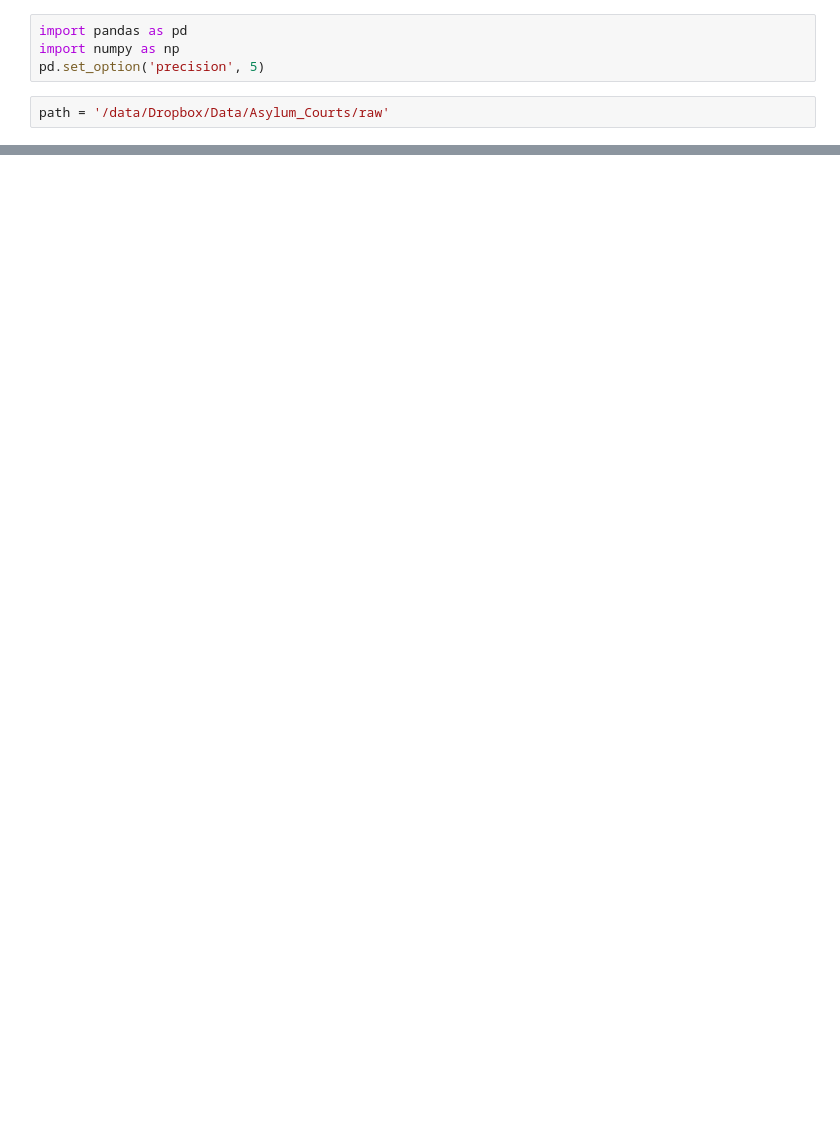
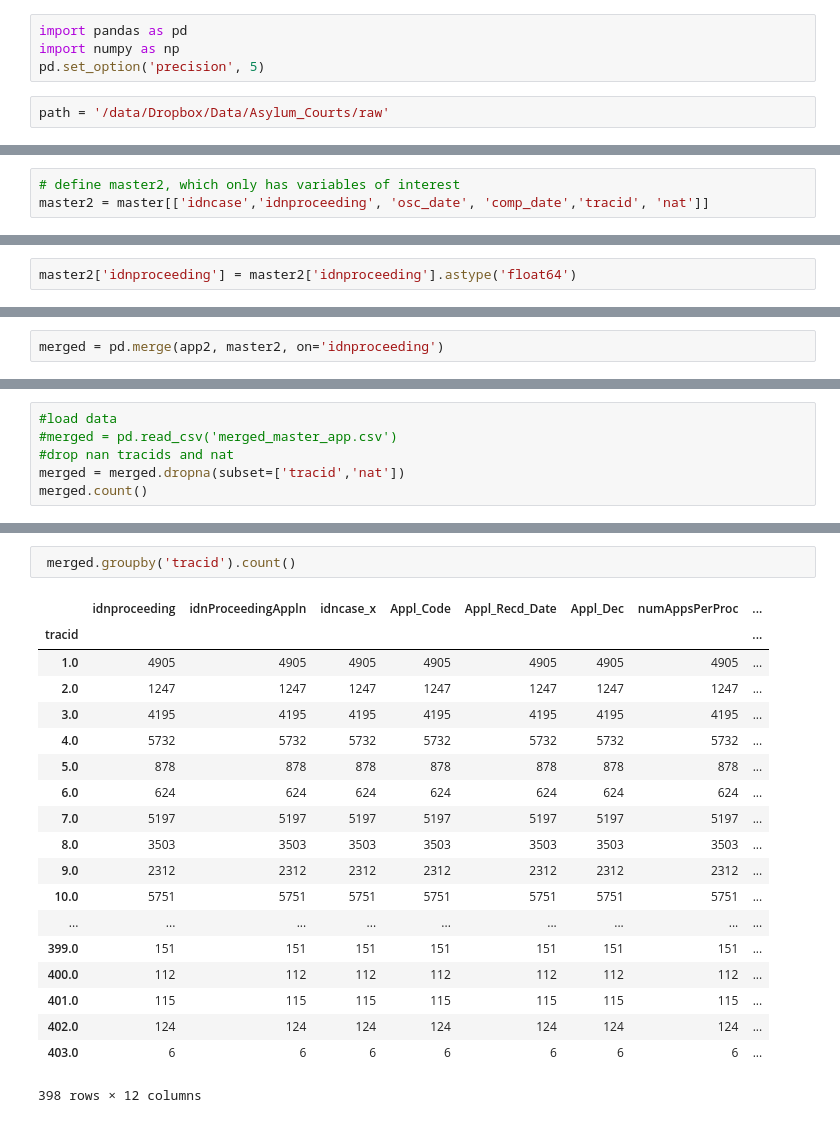
Before and after one commit to aspenyoo/refugees, a Jupyter notebook: Cleaning.ipynb, the cells around one changed output, grey strips where cells are left out. Saved outputs shown, nothing was run; the diff lists cells and outputs as text; blank space fills up the shorter version.

```diff
--- a/Cleaning.ipynb
+++ b/Cleaning.ipynb
@@ -222,0 +151,3 @@ print(r)
+# %%
+# define master2, which only has variables of interest
+master2 = master[['idncase','idnproceeding', 'osc_date', 'comp_date','tracid', 'nat']]
@@ -222,0 +178,2 @@ print(r)
+# %%
+master2['idnproceeding'] = master2['idnproceeding'].astype('float64')
@@ -222,0 +196,2 @@ print(r)
+# %%
+merged = pd.merge(app2, master2, on='idnproceeding')
@@ -222,0 +233,6 @@ print(r)
+# %%
+#load data
+#merged = pd.read_csv('merged_master_app.csv')
+#drop nan tracids and nat
+merged = merged.dropna(subset=['tracid','nat'])
+merged.count()
@@ -222,0 +254,22 @@ print(r)
+# %%
+ merged.groupby('tracid').count()
+# %% [output]
+|  | idnproceeding | idnProceedingAppln | idncase_x | Appl_Code | Appl_Recd_Date | Appl_Dec | numAppsPerProc | ... |
+| tracid |  |  |  |  |  |  |  | ... |
+| 1.0 | 4905 | 4905 | 4905 | 4905 | 4905 | 4905 | 4905 | ... |
+| 2.0 | 1247 | 1247 | 1247 | 1247 | 1247 | 1247 | 1247 | ... |
+| 3.0 | 4195 | 4195 | 4195 | 4195 | 4195 | 4195 | 4195 | ... |
+| 4.0 | 5732 | 5732 | 5732 | 5732 | 5732 | 5732 | 5732 | ... |
+| 5.0 | 878 | 878 | 878 | 878 | 878 | 878 | 878 | ... |
+| 6.0 | 624 | 624 | 624 | 624 | 624 | 624 | 624 | ... |
+| 7.0 | 5197 | 5197 | 5197 | 5197 | 5197 | 5197 | 5197 | ... |
+| 8.0 | 3503 | 3503 | 3503 | 3503 | 3503 | 3503 | 3503 | ... |
+| 9.0 | 2312 | 2312 | 2312 | 2312 | 2312 | 2312 | 2312 | ... |
+| 10.0 | 5751 | 5751 | 5751 | 5751 | 5751 | 5751 | 5751 | ... |
+| ... | ... | ... | ... | ... | ... | ... | ... | ... |
+| 399.0 | 151 | 151 | 151 | 151 | 151 | 151 | 151 | ... |
+| 400.0 | 112 | 112 | 112 | 112 | 112 | 112 | 112 | ... |
+| 401.0 | 115 | 115 | 115 | 115 | 115 | 115 | 115 | ... |
+| 402.0 | 124 | 124 | 124 | 124 | 124 | 124 | 124 | ... |
+| 403.0 | 6 | 6 | 6 | 6 | 6 | 6 | 6 | ... |
+398 rows × 12 columns
```
Also changed, not shown: parts of 64 cells of this notebook, 2 other files.
